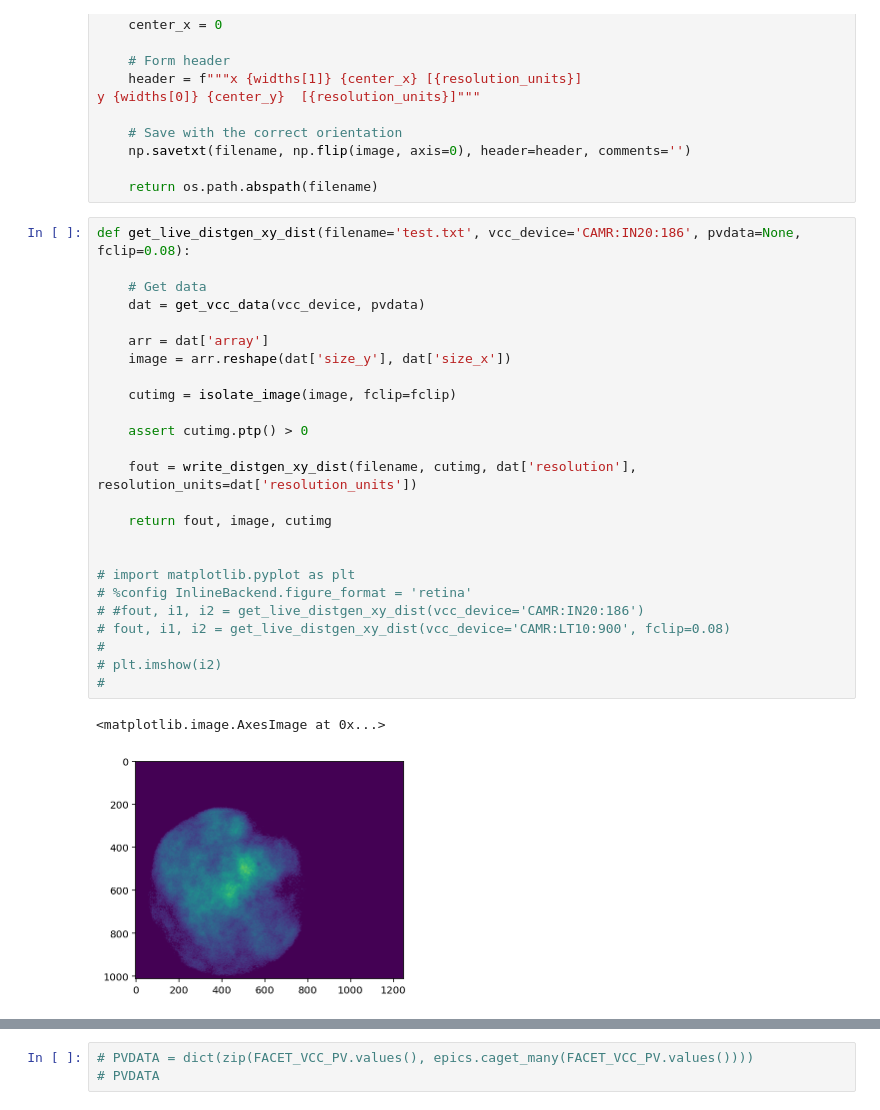
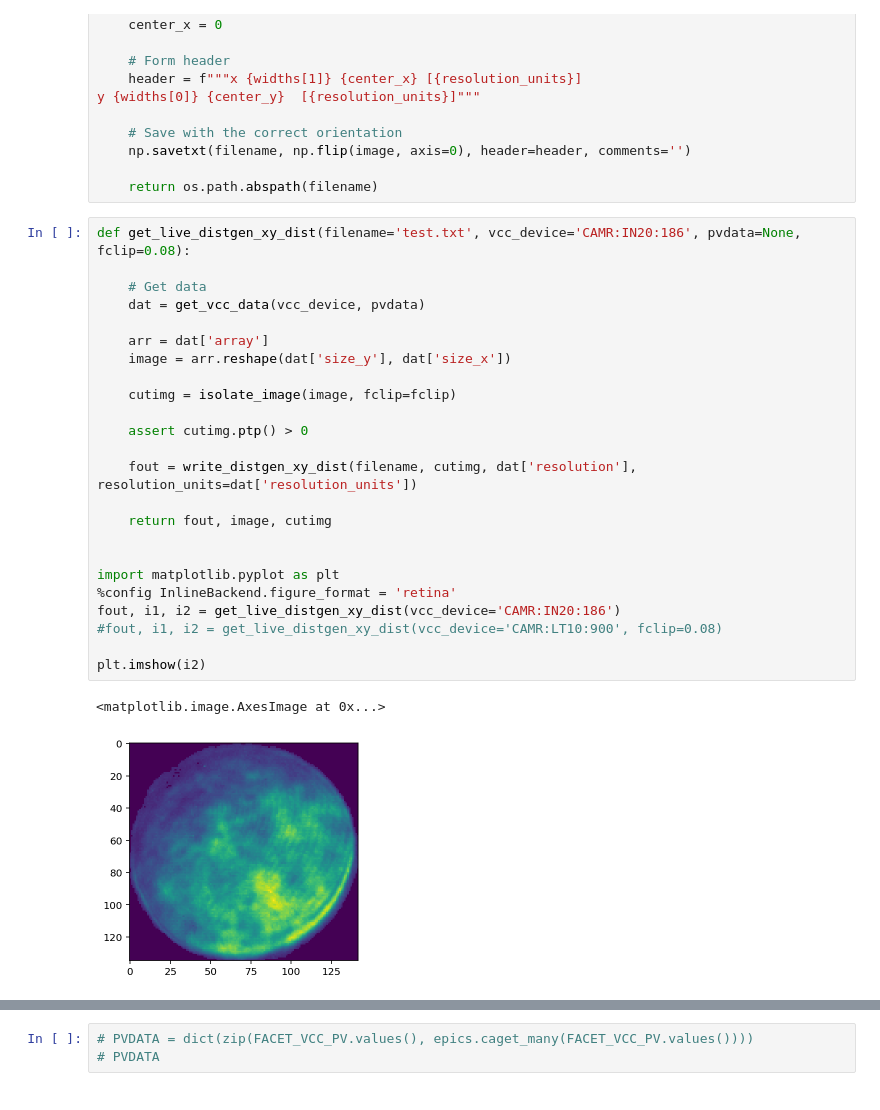
Before and after one commit to ChristopherMayes/lume-impact-live-demo, a Jupyter notebook: get_vcc_image.ipynb, the cells around one changed output, grey strips where cells are left out. Drawn from its saved outputs; the diff is of its cells as text.

```diff
--- a/get_vcc_image.ipynb
+++ b/get_vcc_image.ipynb
@@ -126,29 +126,28 @@ y {widths[0]} {center_y}  [{resolution_units}]"""
 # %%
 def get_live_distgen_xy_dist(filename='test.txt', vcc_device='CAMR:IN20:186', pvdata=None, fclip=0.08):
 
     # Get data
     dat = get_vcc_data(vcc_device, pvdata)
 
     arr = dat['array']
     image = arr.reshape(dat['size_y'], dat['size_x'])
 
     cutimg = isolate_image(image, fclip=fclip)
 
     assert cutimg.ptp() > 0
 
     fout = write_distgen_xy_dist(filename, cutimg, dat['resolution'], resolution_units=dat['resolution_units'])
 
     return fout, image, cutimg
 
 
-# import matplotlib.pyplot as plt
-# %config InlineBackend.figure_format = 'retina'
-# #fout, i1, i2 = get_live_distgen_xy_dist(vcc_device='CAMR:IN20:186')
-# fout, i1, i2 = get_live_distgen_xy_dist(vcc_device='CAMR:LT10:900', fclip=0.08)
-#
-# plt.imshow(i2)
-#
+import matplotlib.pyplot as plt
+%config InlineBackend.figure_format = 'retina'
+fout, i1, i2 = get_live_distgen_xy_dist(vcc_device='CAMR:IN20:186')
+#fout, i1, i2 = get_live_distgen_xy_dist(vcc_device='CAMR:LT10:900', fclip=0.08)
+
+plt.imshow(i2)
 # %% [output]
 <matplotlib.image.AxesImage at 0x...>
-[figure, old version]
+[figure, new version]
 # %%
```
Also changed, not shown: parts of 1 cell of this notebook, 3 other files.
